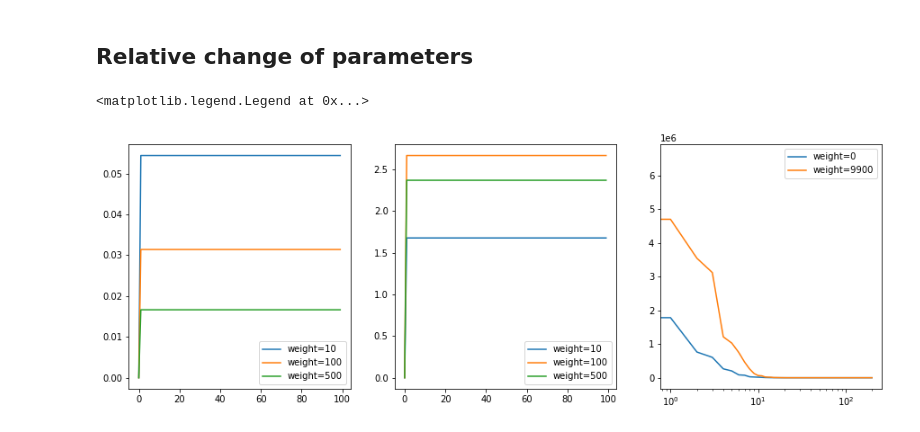
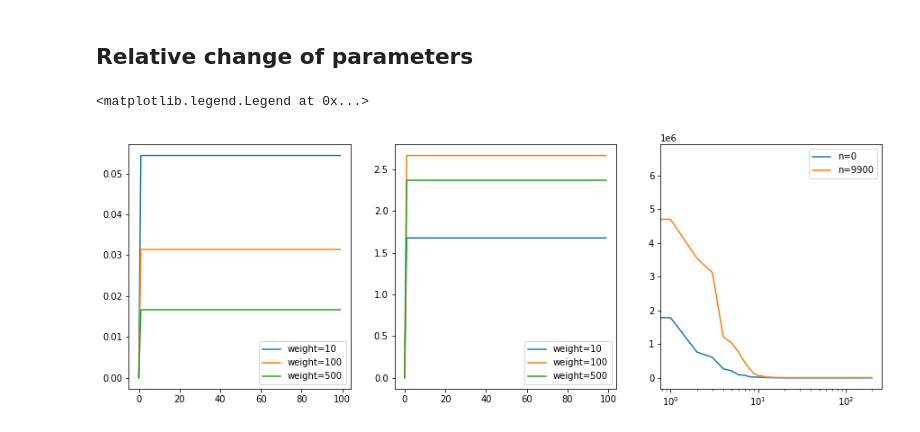
Before and after one commit to mennohie/CS4240-deeplearning-project, a Jupyter notebook: change_hyper_params.ipynb, the cells around one changed output. Saved outputs shown, nothing was run; the diff lists cells and outputs as text; code cells hidden in the pictures.

Commit message:
Fixed final figure

```diff
--- a/change_hyper_params.ipynb
+++ b/change_hyper_params.ipynb
@@ -196,13 +196,13 @@ eigenvals[9900] = eigenvals[9900].f.eig_K
 # %%
 fig, ax = plt.subplots(1,3, figsize= (15,5))
 for w in widths:
     ax[0].plot(diffs[w], label=f"weight={w}")
     ax[1].plot(eig_diff[w], label=f"weight={w}")
 ax[0].legend()
 ax[1].legend()
-ax[2].semilogx(eigenvals[0], label="weight=0")
-ax[2].semilogx(eigenvals[9900], label="weight=9900")
+ax[2].semilogx(eigenvals[0], label="n=0")
+ax[2].semilogx(eigenvals[9900], label="n=9900")
 ax[2].legend()
 # %% [output]
 <matplotlib.legend.Legend at 0x...>
-[figure, old version]
+[figure, new version]
```
